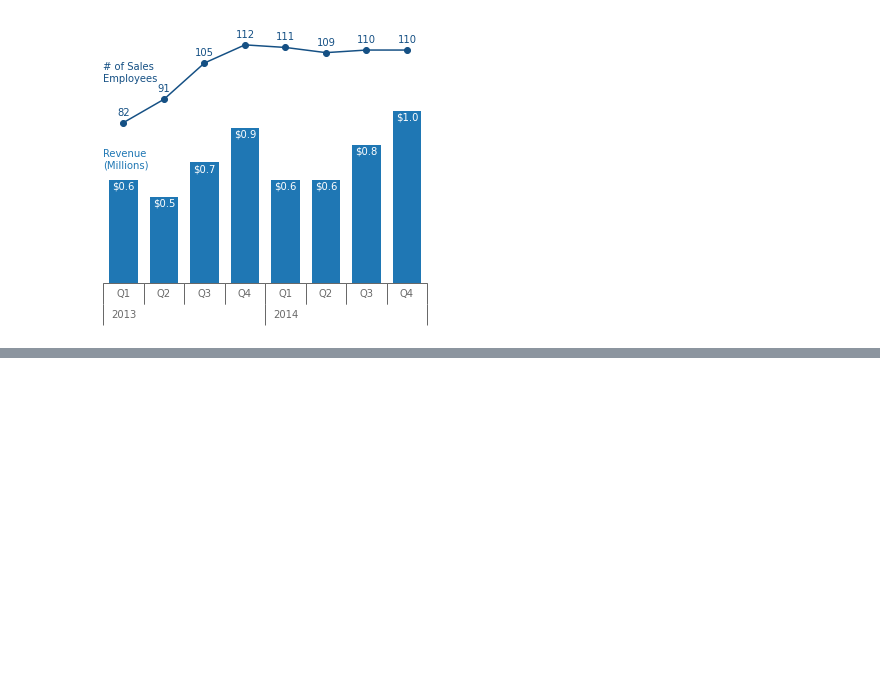
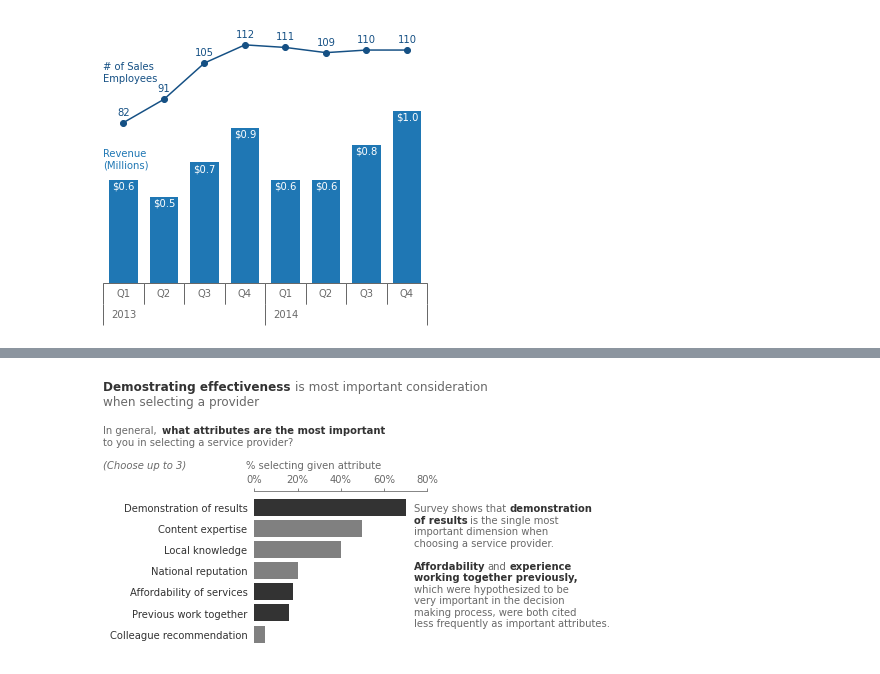
Before and after one commit to amandinhame/data-visualization-cookbook, a Jupyter notebook: matplotlib/storytelling_with_data.ipynb, the cells around one changed output, grey strips where cells are left out. Cells and saved outputs as stored; diff of their text form; code cells hidden in the pictures; blank space fills up the shorter version.

Commit message:
Add example of visual order chart to storytelling notebook

```diff
--- a/matplotlib/storytelling_with_data.ipynb
+++ b/matplotlib/storytelling_with_data.ipynb
@@ -872,0 +875,79 @@ plt.show()
+# %%
+import matplotlib.pyplot as plt
+import pandas as pd
+import numpy as np
+
+%matplotlib inline
+
+# Data
+data = [['Demonstration of results', 70], ['Content expertise', 50], ['Local knowledge', 40],
+       ['National reputation', 20], ['Affordability of services', 18], ['Previous work together', 16],
+       ['Colleague recommendation', 5]]
+
+df = pd.DataFrame(data, columns=['desc', 'perc'])
+
+# Colors
+palette = {
+    'light_grey': 'grey',
+    'grey': 'dimgrey',
+    'dark_grey': '#333333'
+}
+
+# Plot
+fig, ax = plt.subplots()
+fig.subplots_adjust(left=0.4, top=0.60, right=0.8, bottom=0.05)
+
+ax2 = ax.twiny()
+
+ax2.barh(df['desc'][::-1], df['perc'][::-1], color=palette['light_grey'])
+ax2.barh([df.iloc[i]['desc'] for i in (0, 4, 5)], [df.iloc[i]['perc'] for i in (0, 4, 5)], color=palette['dark_grey'])
+
+# Texts
+fig.text(0.05, 0.95, 'Demostrating effectiveness', fontsize=12, weight='bold', color=palette['dark_grey'])
+fig.text(0.495, 0.95, 'is most important consideration', fontsize=12, color=palette['grey'])
+fig.text(0.05, 0.9, 'when selecting a provider', fontsize=12, color=palette['grey'])
+
+fig.text(0.05, 0.80, 'In general, ', fontsize=10, color=palette['grey'])
+fig.text(0.185, 0.80, 'what attributes are the most important', fontsize=10, color=palette['dark_grey'], weight='bold')
+fig.text(0.05, 0.76, 'to you in selecting a service provider?', fontsize=10, color=palette['grey'])
+
+fig.text(0.05, 0.68, '(Choose up to 3)', style='italic', fontsize=10, color=palette['grey'])
+fig.text(0.38, 0.68, '% selecting given attribute',fontsize=10, color=palette['grey'])
+
+fig.text(0.77, 0.53, 'Survey shows that', color=palette['grey'], fontsize=10)
+fig.text(0.99, 0.53, 'demonstration', color=palette['dark_grey'], fontsize=10, weight='bold')
+fig.text(0.77, 0.49, 'of results', color=palette['dark_grey'], fontsize=10, weight='bold')
+fig.text(0.9, 0.49, 'is the single most', color=palette['grey'], fontsize=10)
+fig.text(0.77, 0.41, 'important dimension when\nchoosing a service provider.', color=palette['grey'], fontsize=10)
+
+fig.text(0.77, 0.29, 'Affordability\nworking together previously,', color=palette['dark_grey'], fontsize=10, weight='bold')
+fig.text(0.94, 0.33, 'and', color=palette['grey'], fontsize=10)
+fig.text(0.99, 0.33, 'experience', color=palette['dark_grey'], fontsize=10, weight='bold')
+fig.text(0.77, 0.13, 'which were hypothesized to be\nvery important in the decision\n' +
+         'making process, were both cited\nless frequently as important attributes.', color=palette['grey'], fontsize=10)
+
+
+# Axes
+for s in ax.spines.values():
+    s.set_visible(False)
+
+ax2.spines['bottom'].set_visible(False)
+ax2.spines['left'].set_visible(False)
+ax2.spines['right'].set_visible(False)
+ax2.spines['top'].set_color(palette['grey'])
+
+ax.xaxis.set_visible(False)
+ax2.yaxis.set_visible(False)
+
+ax.tick_params(left=False, labelcolor=palette['dark_grey'])
+ax2.tick_params(color=palette['grey'], labelcolor=palette['grey'])
+
+ax2.set_xlim(0, 80)
+
+x_ticks = range(0, 100, 20)
+ax2.set_xticks(x_ticks)
+ax2.set_xticklabels(['{}%'.format(i) for i in x_ticks])
+
+plt.show()
+# %% [output]
+[figure, added]
```
Also changed, not shown: parts of 2 cells of this notebook.
